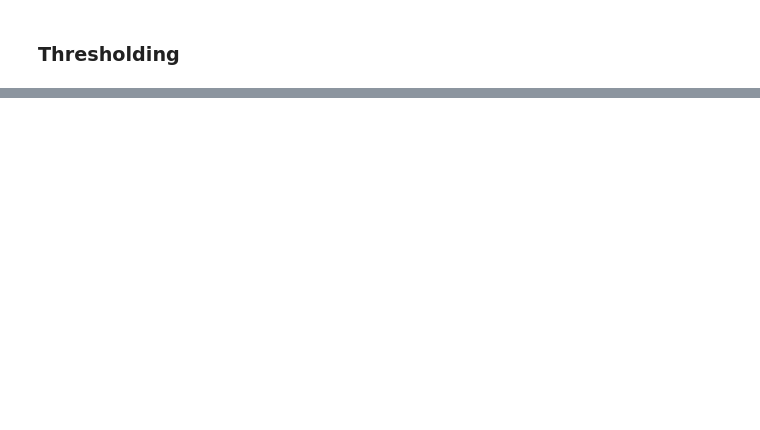
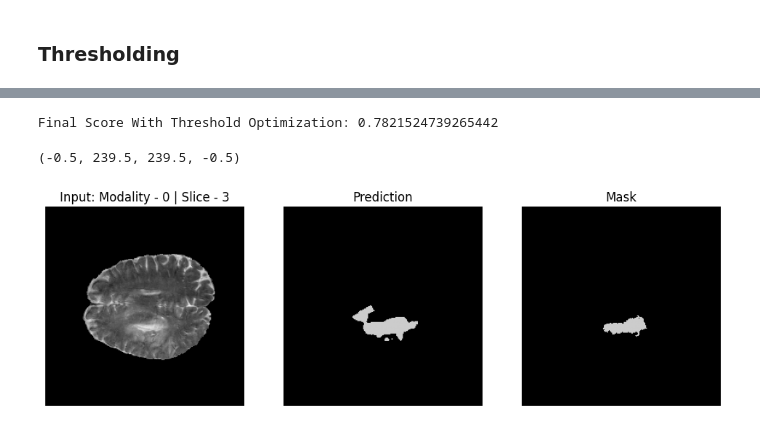
Before and after one commit to hakeematyab/Reliable-Explainable-Brain-Tumor-Segmentation, a Jupyter notebook: notebooks/ModelTraining.ipynb, the cells around one changed output, grey strips where cells are left out. Cells and saved outputs as stored; diff of their text form; code cells hidden in the pictures; blank space fills up the shorter version.

Commit message:
Thresholding done.

```diff
--- a/notebooks/ModelTraining.ipynb
+++ b/notebooks/ModelTraining.ipynb
@@ -1052,9 +1052,9 @@ train_loop(model=model,
 # %% [markdown]
 ### Inference
 # %%
-model_path = '../checkpoints/BrainTumorSegmentation_V1/UNETBase/UNETBase.pth'
+model_path = '../checkpoints/BrainTumorSegmentation_V1/2025-03-27_11-46-28/UNET_V0.pth'
 checkpoint = torch.load(model_path, map_location = device)
-model = UNETBase().to(device)
+model = UNET_V0().to(device)
 model.load_state_dict(checkpoint)
 # %% [output]
 <All keys matched successfully>
@@ -1138,0 +1141,5 @@ print(f'Common Optimal Threshold: {thresholds[np.argmax(dice_scores)]}\nDice Sco
+# %%
+thresholds = np.linspace(0.5,0.8, 500)
+
+dice_scores = np.load("CommonOptimalThreshold.npy")
+print(f'Common Optimal Threshold: {thresholds[np.argmax(dice_scores)]}\nDice Score: {max(dice_scores)}')
@@ -1139,5 +1149,5 @@ print(f'Common Optimal Threshold: {thresholds[np.argmax(dice_scores)]}\nDice Sco
 # %%
-thresholds = np.linspace(0,1, 20)
+thresholds = np.linspace(0.4,0.6, 50)
 model.eval()
 class_dice_scores = []
 for class_i in range(1,num_classes):
@@ -1163,8 +1173,4 @@ for class_i in range(1,num_classes):
         dice_scores.append(dice_score)
         dice_metric.reset()
     class_dice_scores.append(dice_scores)
-class_thresholds = {}
-for class_i in range(num_classes-1):
-    class_dice_score = class_dice_scores[class_i]
-    class_thresholds[class_i+1] = thresholds[np.argmax(class_dice_score)]
-    print(f'Class-{class_i+1}\nOptimal Threshold: {class_thresholds[class_i]}\nDice Score: {max(class_dice_score)}\n{'-'*50}')
+np.save("ClassWiseOptimalThreshold.npy", class_dice_scores)
@@ -1189,4 +1214,44 @@ for batch_id, (data, masks) in enumerate(val_dataloader):
                     )
 dice_score = dice_metric.aggregate().item()
 dice_metric.reset()
+np.save("FinalDice.npy", dice_score)
 print(f'Final Score With Threshold Optimization: {dice_score}')
+# %% [output]
+Final Score With Threshold Optimization: 0.7821524739265442
+# %%
+data, masks = next(iter(val_dataloader))
+if not isDepth:
+    data = data.reshape(data.shape[0],-1, data.shape[-2], data.shape[-1])
+model.eval()
+with torch.no_grad():
+    logits = model(data.to(device))
+probs = torch.softmax(logits,dim=1)
+for class_i in range(1,num_classes):
+    class_probs = probs[:,class_i,:,:]
+    class_probs = torch.where(class_probs>=class_thresholds[class_i], class_probs, torch.zeros_like(class_probs))
+    probs[:,class_i,:,:] = class_probs
+preds = torch.argmax(probs, dim=1)
+idx = np.random.randint(preds.shape[0])
+
+modality = 0 # 0-2, 3-5, 6-8, 9-11
+slice_num = 3
+scan = data[idx,slice_num,...].cpu().numpy()
+pred = preds[idx].cpu().numpy()
+mask = masks[idx].cpu().numpy()
+
+plt.figure(figsize=(12,12))
+plt.subplot(1,3,1)
+plt.imshow(scan, cmap="grey")
+plt.title(f"Input: Modality - {modality} | Slice - {slice_num}")
+plt.axis('off')
+plt.subplot(1,3,2)
+plt.imshow(pred, cmap="nipy_spectral")
+plt.title("Prediction")
+plt.axis('off')
+plt.subplot(1,3,3)
+plt.imshow(mask, cmap="nipy_spectral")
+plt.title("Mask")
+plt.axis('off')
+# %% [output]
+(-0.5, 239.5, 239.5, -0.5)
+[figure, added]
```
Also changed, not shown: parts of 9 cells of this notebook.
